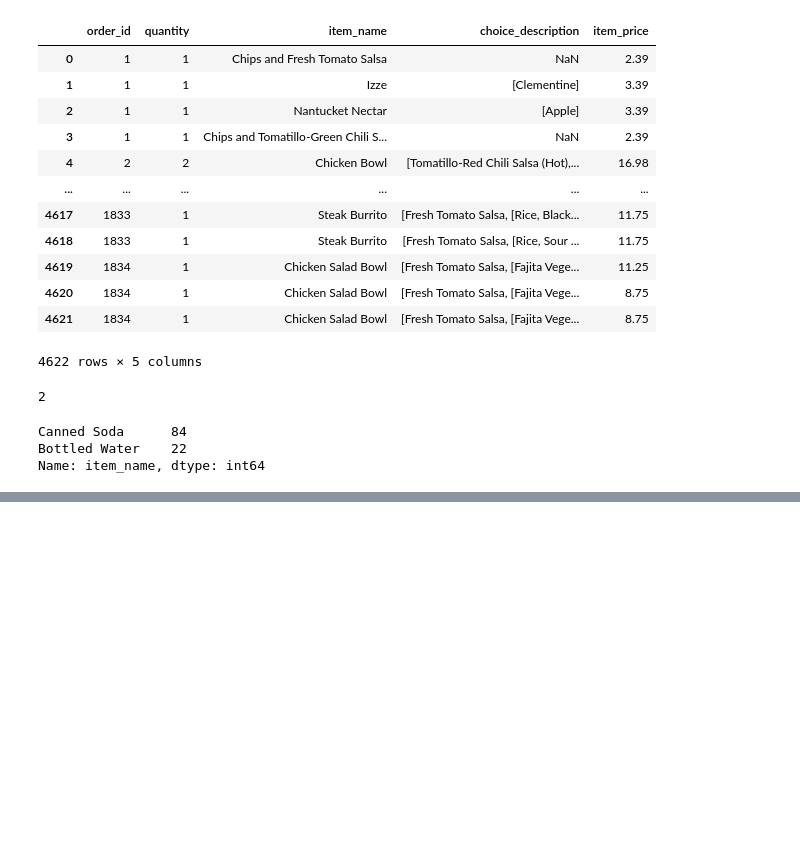
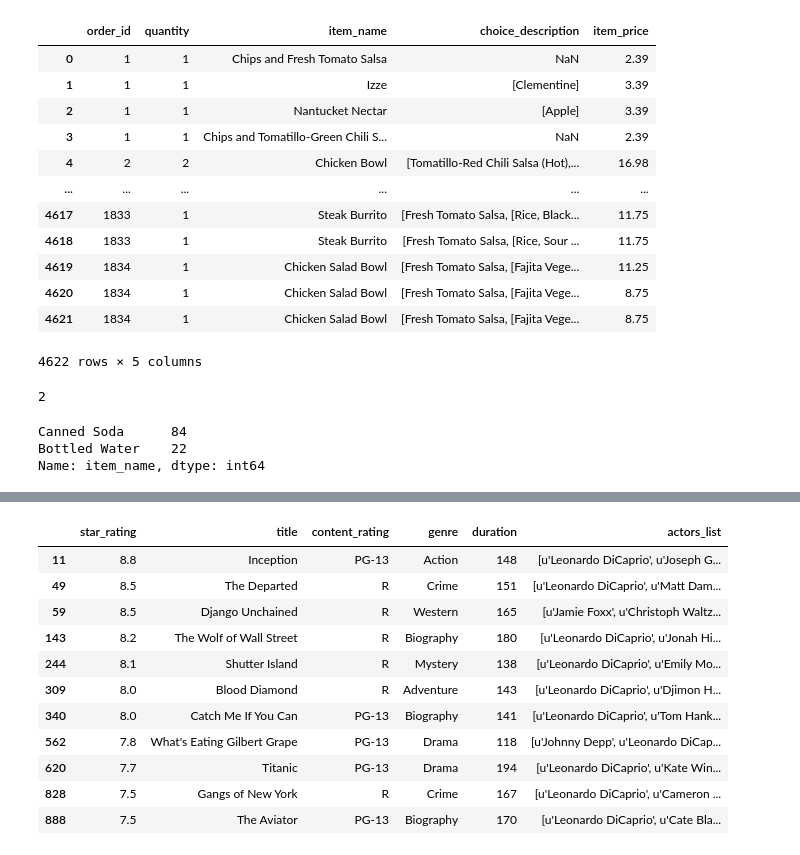
Before and after one commit to Tharunvikas55/AI-ML-basics, a Jupyter notebook: BYTS_AI&ML_session.ipynb, the cells around one changed output, grey strips where cells are left out. Saved outputs shown, nothing was run; the diff lists cells and outputs as text; code cells hidden in the pictures; blank space fills up the shorter version.

```diff
--- a/BYTS_AI&ML_session.ipynb
+++ b/BYTS_AI&ML_session.ipynb
@@ -703,0 +858,15 @@ Name: item_name, dtype: int64
+# %%
+p[p.actors_list.str.contains('Leonardo DiCaprio')]
+# %% [output]
+|  | star_rating | title | content_rating | genre | duration | actors_list |
+| 11 | 8.8 | Inception | PG-13 | Action | 148 | [u'Leonardo DiCaprio', u'Joseph G... |
+| 49 | 8.5 | The Departed | R | Crime | 151 | [u'Leonardo DiCaprio', u'Matt Dam... |
+| 59 | 8.5 | Django Unchained | R | Western | 165 | [u'Jamie Foxx', u'Christoph Waltz... |
+| 143 | 8.2 | The Wolf of Wall Street | R | Biography | 180 | [u'Leonardo DiCaprio', u'Jonah Hi... |
+| 244 | 8.1 | Shutter Island | R | Mystery | 138 | [u'Leonardo DiCaprio', u'Emily Mo... |
+| 309 | 8.0 | Blood Diamond | R | Adventure | 143 | [u'Leonardo DiCaprio', u'Djimon H... |
+| 340 | 8.0 | Catch Me If You Can | PG-13 | Biography | 141 | [u'Leonardo DiCaprio', u'Tom Hank... |
+| 562 | 7.8 | What's Eating Gilbert Grape | PG-13 | Drama | 118 | [u'Johnny Depp', u'Leonardo DiCap... |
+| 620 | 7.7 | Titanic | PG-13 | Drama | 194 | [u'Leonardo DiCaprio', u'Kate Win... |
+| 828 | 7.5 | Gangs of New York | R | Crime | 167 | [u'Leonardo DiCaprio', u'Cameron ... |
+| 888 | 7.5 | The Aviator | PG-13 | Biography | 170 | [u'Leonardo DiCaprio', u'Cate Bla... |
```
Also changed, not shown: parts of 12 cells of this notebook.
